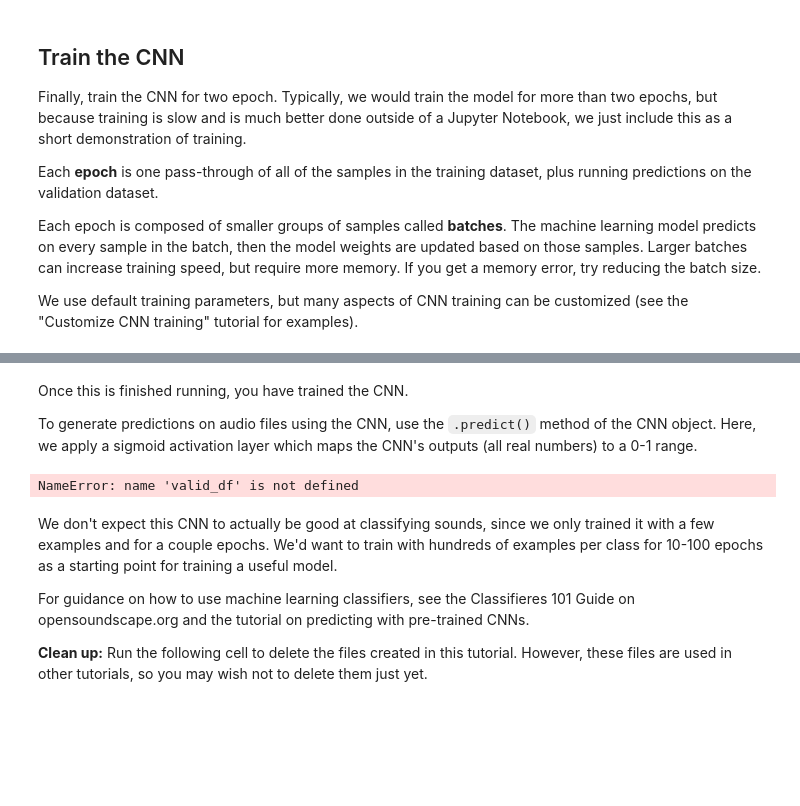
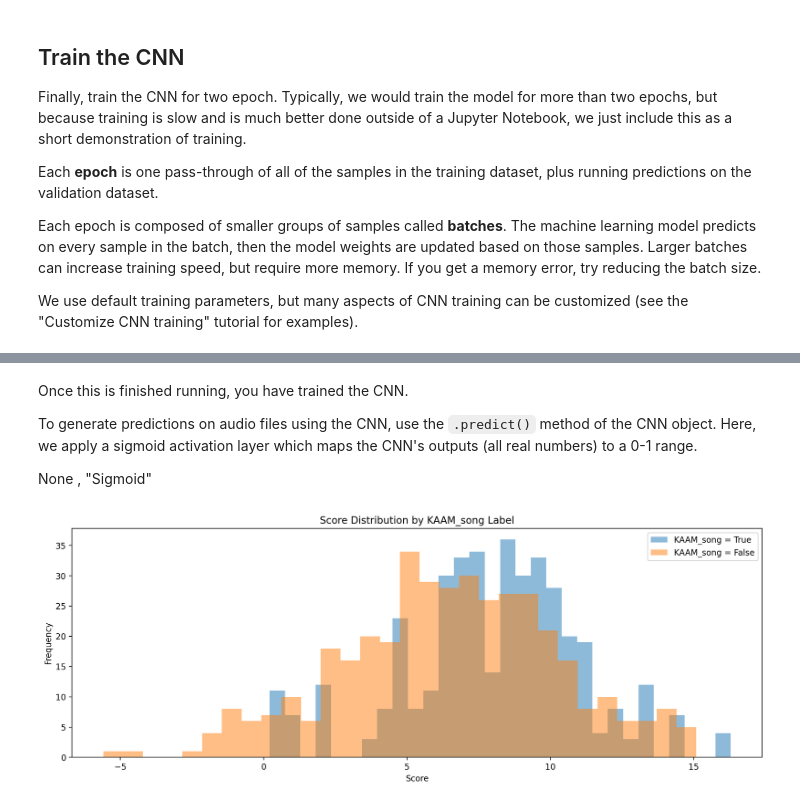
Before and after one commit to dhinds11/Kauai-Amakihi, a Jupyter notebook: train_cnn.ipynb, the cells around one changed output, grey strips where cells are left out. Cells and saved outputs as stored; diff of their text form; code cells hidden in the pictures; blank space fills up the shorter version.

```diff
--- a/train_cnn.ipynb
+++ b/train_cnn.ipynb
@@ -319,7 +276,7 @@ try:
     wandb_session = wandb.init(
         entity="kitzeslab",  # replace with your entity/group name
         project="KAAM",
-        name="experiment4",
+        name="experiment4a",
     )
 except:  # if wandb.init fails, don't use wandb logging
     print("failed to create wandb session. wandb session will be None")
@@ -343,21 +292,21 @@ Each epoch is composed of smaller groups of samples called **batches**. The mach
 
 We use default training parameters, but many aspects of CNN training can be customized (see the "Customize CNN training" tutorial for examples).
 # %%
-checkpoint_folder = Path("Experiment4/checkpoints")
+checkpoint_folder = Path("Experiment4a/checkpoints")
 checkpoint_folder.mkdir(exist_ok=True)
 #CHANGE CHECKPOINT FOLDER PATH
 # %%
 %%capture --no-stdout --no-display
 # Uncomment the line above to silence outputs from this cell
-num_workers = 2
+num_workers = 4
 model.train(
-    train_df = train_df,
-    validation_df = val_df,
-    epochs=50, #change to more later
-    batch_size=64,
-    log_interval=100,  # log progress every 100 batches
+    train_df = bal_train_df,
+    validation_df = bal_val_df,
+    epochs=20, #change to more later
+    batch_size=124,
+    log_interval=1000,  # log progress every 100 batches
     num_workers=num_workers,  # parallelized cpu tasks for preprocessing
     wandb_session=wandb_session,
-    save_interval=5,  # save checkpoint every 10 epochs
+    save_interval=10,  # save checkpoint every 10 epochs
     save_path=checkpoint_folder,  # location to save checkpoints
 )
@@ -464,14 +314,8 @@ Training Epoch 2
 Once this is finished running, you have trained the CNN.
 
 To generate predictions on audio files using the CNN, use the `.predict()` method of the CNN object. Here, we apply a sigmoid activation layer which maps the CNN's outputs (all real numbers) to a 0-1 range.
+
+None , "Sigmoid"
 # %%
-scores_df = model.predict(valid_df.head(), activation_layer="sigmoid")
+scores_df = model.predict(bal_val_df, activation_layer=None)
+bal_val_df["scores"] = scores_df["KAAM_song"]
-# %% [output]
-NameError: name 'valid_df' is not defined
-# %% [markdown]
-We don't expect this CNN to actually be good at classifying sounds, since we only trained it with a few examples and for a couple epochs. We'd want to train with hundreds of examples per class for 10-100 epochs as a starting point for training a useful model.
-
-For guidance on how to use machine learning classifiers, see the Classifieres 101 Guide on opensoundscape.org and the tutorial on predicting with pre-trained CNNs.
-
-
-**Clean up:** Run the following cell to delete the files created in this tutorial. However, these files are used in other tutorials, so you may wish not to delete them just yet.
@@ -493,0 +322,14 @@ except:
+# %%
+true_scores = bal_val_df.loc[bal_val_df["KAAM_song"], "scores"]
+false_scores = bal_val_df.loc[~bal_val_df["KAAM_song"], "scores"]
+
+plt.hist(true_scores, bins=30, alpha=0.5, label="KAAM_song = True")
+plt.hist(false_scores, bins=30, alpha=0.5, label="KAAM_song = False")
+
+plt.xlabel("Score")
+plt.ylabel("Frequency")
+plt.title("Score Distribution by KAAM_song Label")
+plt.legend()
+plt.show()
+# %% [output]
+[figure, added]
```
Also changed, not shown: parts of 17 cells of this notebook.
